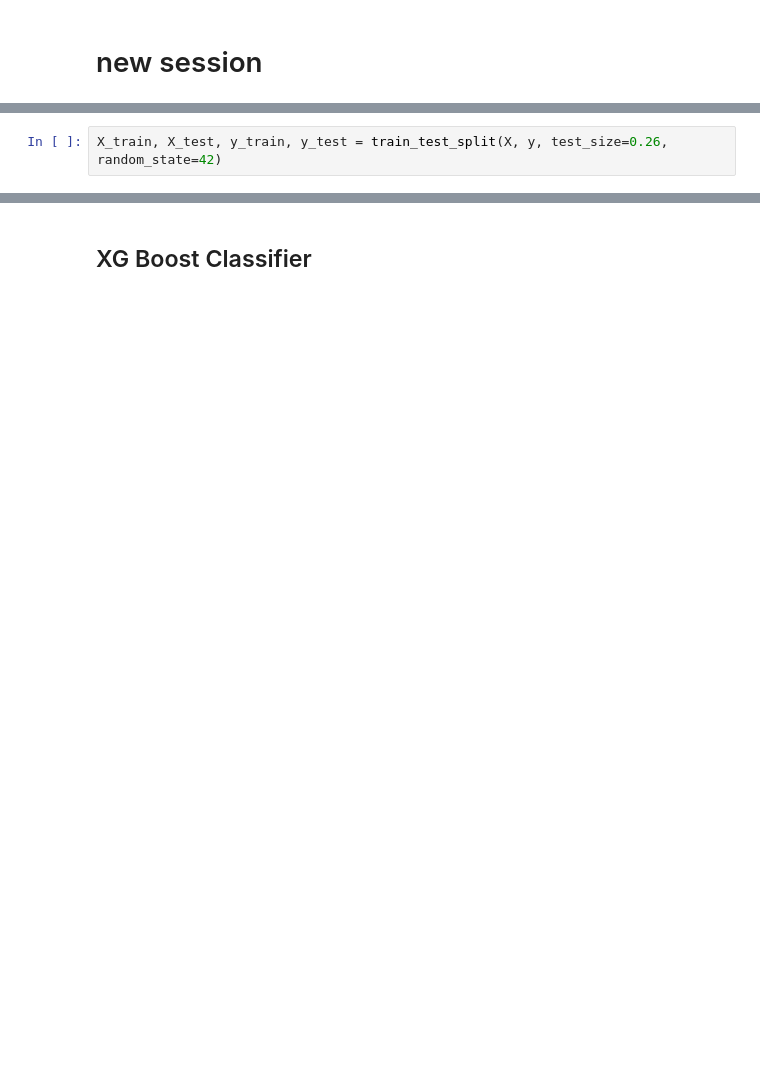
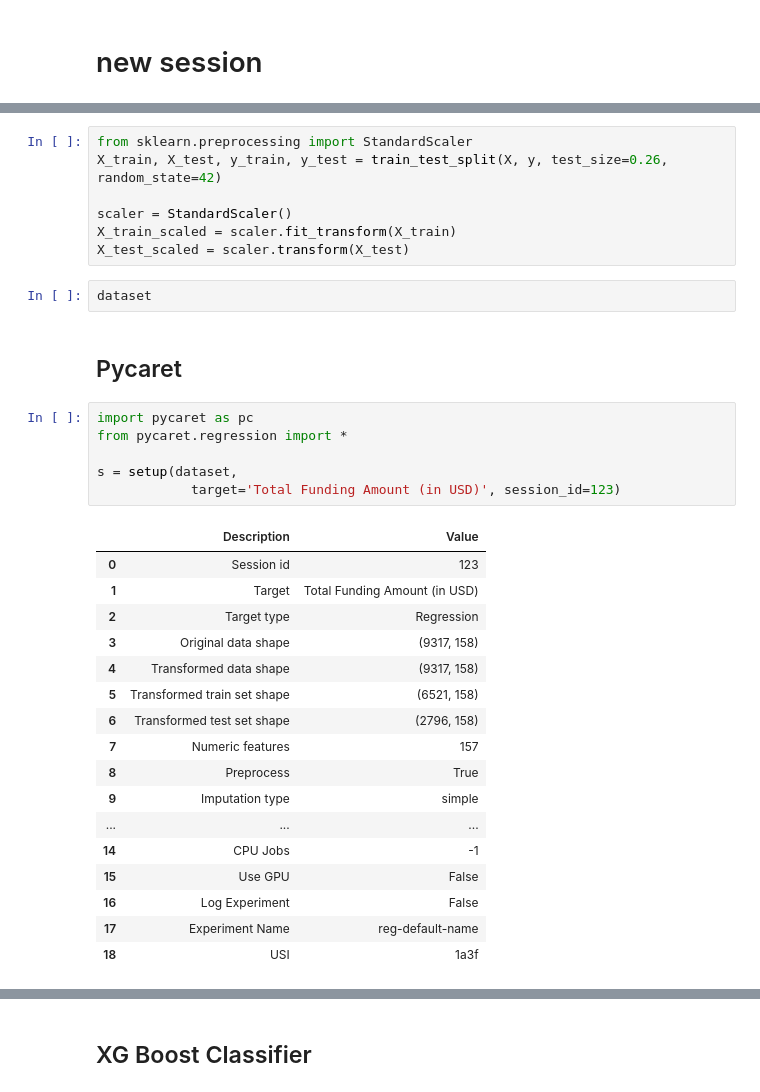
Before and after one commit to Jacopo21/Startups-Multiples, a Jupyter notebook: analysis/analysis_crunchbase.ipynb, the cells around one changed output, grey strips where cells are left out. Drawn from its saved outputs; the diff is of its cells as text; blank space fills up the shorter version.

```diff
--- a/analysis/analysis_crunchbase.ipynb
+++ b/analysis/analysis_crunchbase.ipynb
@@ -69,2 +292,35 @@ y = dataset['Return on Equity']
 # %%
+from sklearn.preprocessing import StandardScaler
 X_train, X_test, y_train, y_test = train_test_split(X, y, test_size=0.26, random_state=42)
+
+scaler = StandardScaler()
+X_train_scaled = scaler.fit_transform(X_train)
+X_test_scaled = scaler.transform(X_test)
+# %%
+dataset
+# %% [markdown]
+## Pycaret
+# %%
+import pycaret as pc
+from pycaret.regression import *
+
+s = setup(dataset,
+            target='Total Funding Amount (in USD)', session_id=123)
+# %% [output]
+|  | Description | Value |
+| 0 | Session id | 123 |
+| 1 | Target | Total Funding Amount (in USD) |
+| 2 | Target type | Regression |
+| 3 | Original data shape | (9317, 158) |
+| 4 | Transformed data shape | (9317, 158) |
+| 5 | Transformed train set shape | (6521, 158) |
+| 6 | Transformed test set shape | (2796, 158) |
+| 7 | Numeric features | 157 |
+| 8 | Preprocess | True |
+| 9 | Imputation type | simple |
+| ... | ... | ... |
+| 14 | CPU Jobs | -1 |
+| 15 | Use GPU | False |
+| 16 | Log Experiment | False |
+| 17 | Experiment Name | reg-default-name |
+| 18 | USI | 1a3f |
```
Also changed, not shown: parts of 27 cells of this notebook, 3 other files.
